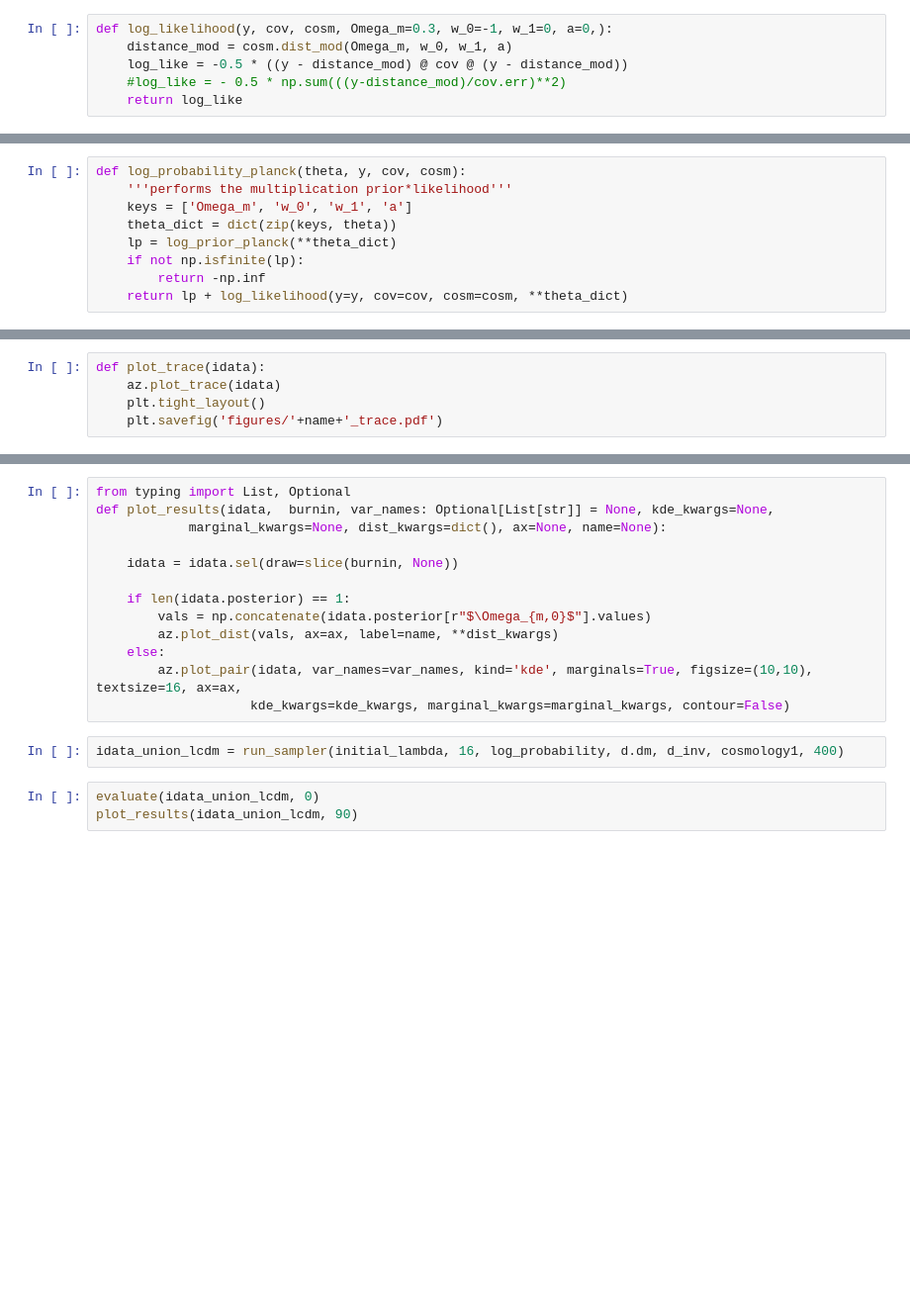
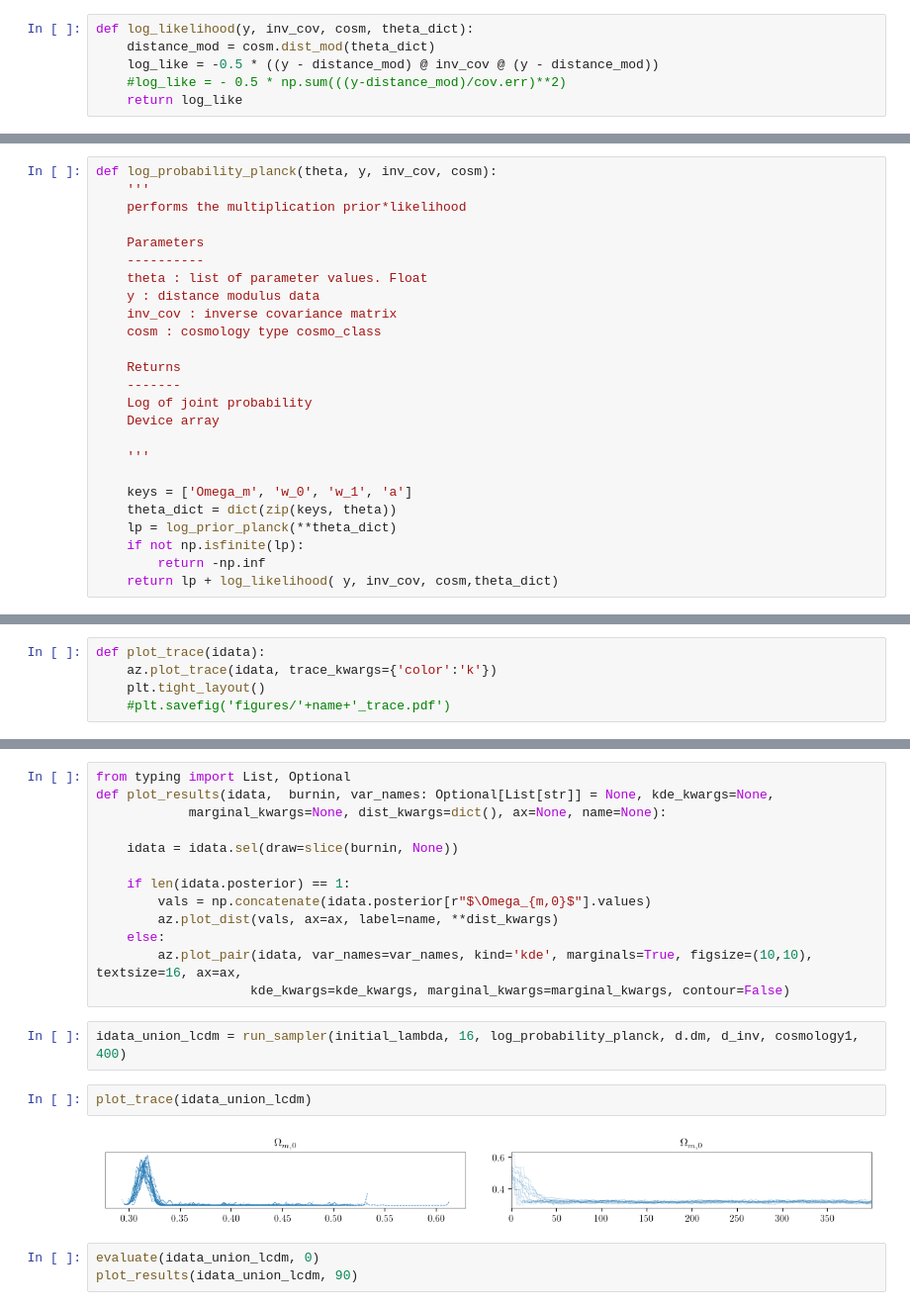
Before and after one commit to jakobk123/SN1a, a Jupyter notebook: notebooks/sn1a_mcmc_advi.ipynb, the cells around one changed output, grey strips where cells are left out. Shown at 99% size. Drawn from its saved outputs; the diff is of its cells as text; blank space fills up the shorter version.

```diff
--- a/notebooks/sn1a_mcmc_advi.ipynb
+++ b/notebooks/sn1a_mcmc_advi.ipynb
@@ -112,9 +113,9 @@ A gaussian likelihood is to be assumed and the distance modulus is computed via
 
 For these purposes only the logarithms of the probabilities are considered due to the fact that optimizing the log-probability is equivalent to optimizing the probability and working with very small number which occur likely can yield numerical instabilities.
 # %%
-def log_likelihood(y, cov, cosm, Omega_m=0.3, w_0=-1, w_1=0, a=0,):
-    distance_mod = cosm.dist_mod(Omega_m, w_0, w_1, a)
-    log_like = -0.5 * ((y - distance_mod) @ cov @ (y - distance_mod))
+def log_likelihood(y, inv_cov, cosm, theta_dict):
+    distance_mod = cosm.dist_mod(theta_dict)
+    log_like = -0.5 * ((y - distance_mod) @ inv_cov @ (y - distance_mod))
     #log_like = - 0.5 * np.sum(((y-distance_mod)/cov.err)**2)
     return log_like
 # %% [markdown]
@@ -144,14 +145,30 @@ def log_prior_planck(Omega_m, w_0=-1, w_1=0, a=0,):
 
 #SC:  Can you add here the reference, arXiv number, table, page from where these numbers were taken
 # %%
-def log_probability_planck(theta, y, cov, cosm):
-    '''performs the multiplication prior*likelihood'''
+def log_probability_planck(theta, y, inv_cov, cosm):
+    '''
+    performs the multiplication prior*likelihood
+
+    Parameters
+    ----------
+    theta : list of parameter values. Float
+    y : distance modulus data
+    inv_cov : inverse covariance matrix
+    cosm : cosmology type cosmo_class
+
+    Returns
+    -------
+    Log of joint probability
+    Device array
+
+    '''
+
     keys = ['Omega_m', 'w_0', 'w_1', 'a']
     theta_dict = dict(zip(keys, theta))
     lp = log_prior_planck(**theta_dict)
     if not np.isfinite(lp):
         return -np.inf
-    return lp + log_likelihood(y=y, cov=cov, cosm=cosm, **theta_dict)
+    return lp + log_likelihood( y, inv_cov, cosm,theta_dict)
 # %% [markdown]
 Setting up the initial conditions. As starting values $\Omega_m = 0.5$, $w_0 = -1$ and $w_1 = 0$ are taken. The  number of walkers are $16$ and the initial values for each walker will get randomised so that the chains are independent from each other.
 # %%
@@ -204,9 +221,9 @@ def run_sampler(initial, nwalkers, log_probability, dm, data_inv, cosm, num):
     return idata
 # %%
 def plot_trace(idata):
-    az.plot_trace(idata)
+    az.plot_trace(idata, trace_kwargs={'color':'k'})
     plt.tight_layout()
-    plt.savefig('figures/'+name+'_trace.pdf')
+    #plt.savefig('figures/'+name+'_trace.pdf')
 # %%
 def evaluate(idata, burnin, name=None):
 
@@ -231,7 +248,11 @@ def plot_results(idata,  burnin, var_names: Optional[List[str]] = None, kde_kwar
         az.plot_pair(idata, var_names=var_names, kind='kde', marginals=True, figsize=(10,10), textsize=16, ax=ax,
                     kde_kwargs=kde_kwargs, marginal_kwargs=marginal_kwargs, contour=False)
 # %%
-idata_union_lcdm = run_sampler(initial_lambda, 16, log_probability, d.dm, d_inv, cosmology1, 400)
+idata_union_lcdm = run_sampler(initial_lambda, 16, log_probability_planck, d.dm, d_inv, cosmology1, 400)
+# %%
+plot_trace(idata_union_lcdm)
+# %% [output]
+[figure, added]
 # %%
 evaluate(idata_union_lcdm, 0)
 plot_results(idata_union_lcdm, 90)
```
Also changed, not shown: parts of 1 cell of this notebook, 17 other files.
